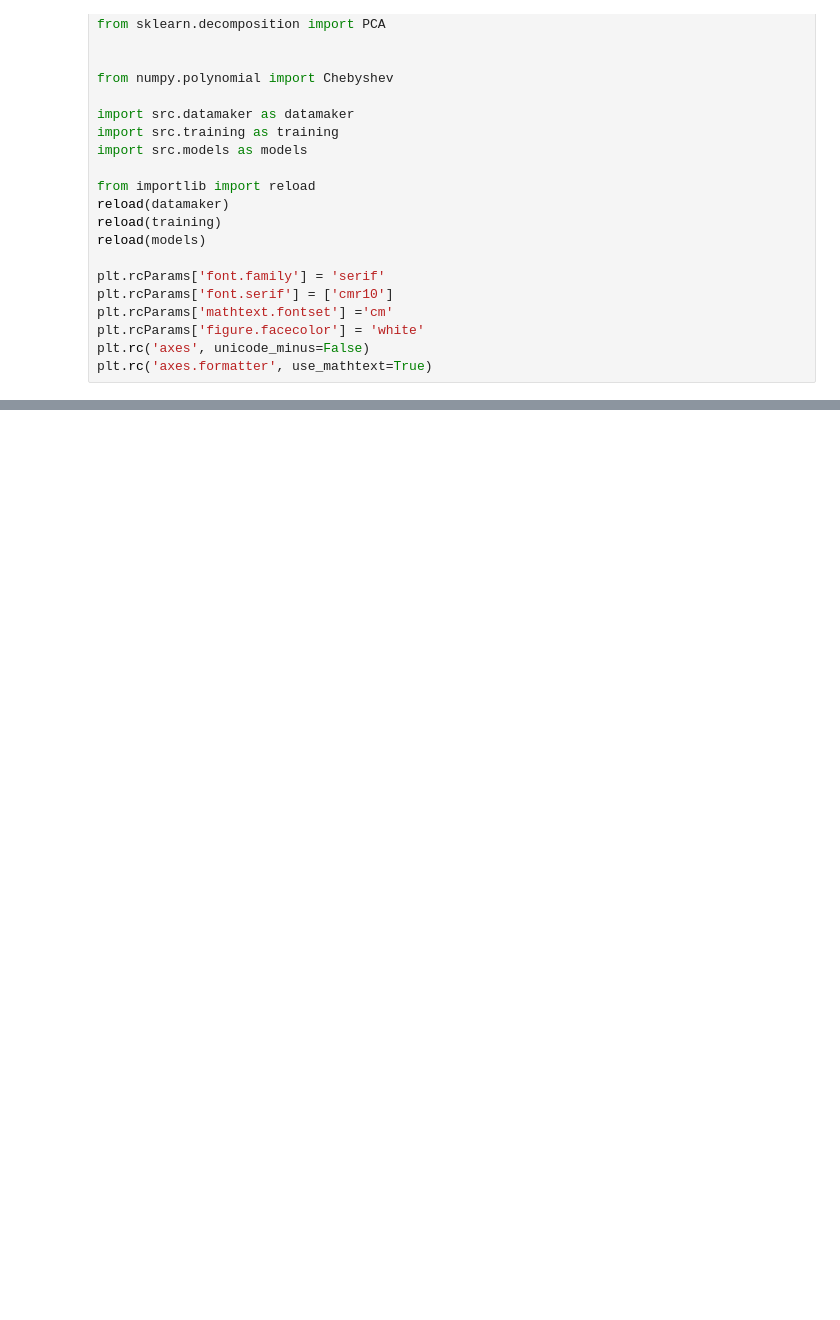
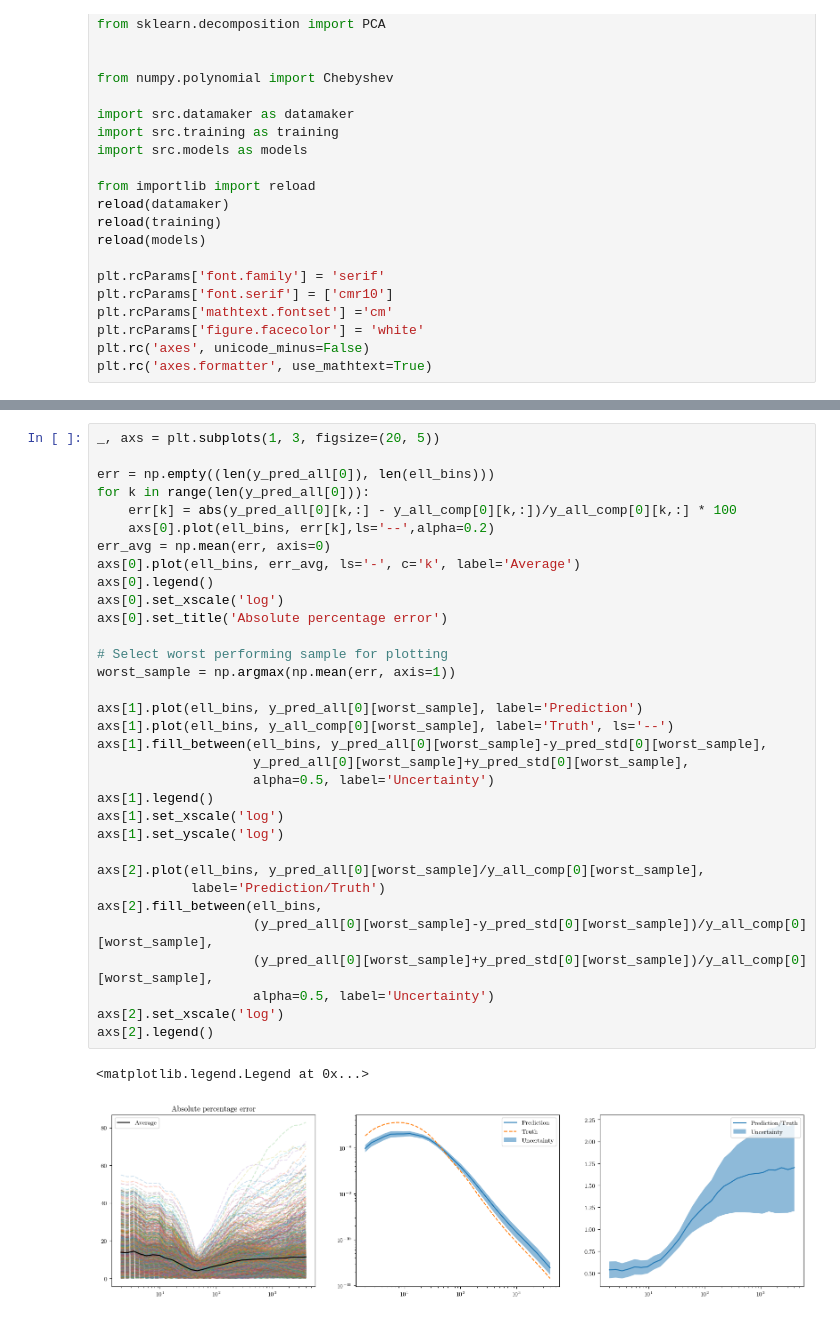
Before and after one commit to CMacM/CosyMAML, a Jupyter notebook: multisurvey_binned.ipynb, the cells around one changed output, grey strips where cells are left out. Saved outputs shown, nothing was run; the diff lists cells and outputs as text; blank space fills up the shorter version.

```diff
--- a/multisurvey_binned.ipynb
+++ b/multisurvey_binned.ipynb
@@ -100,0 +103,36 @@ loss_MAML_log = CosyMAML_log.meta_train(
+# %%
+_, axs = plt.subplots(1, 3, figsize=(20, 5))
+
+err = np.empty((len(y_pred_all[0]), len(ell_bins)))
+for k in range(len(y_pred_all[0])):
+    err[k] = abs(y_pred_all[0][k,:] - y_all_comp[0][k,:])/y_all_comp[0][k,:] * 100
+    axs[0].plot(ell_bins, err[k],ls='--',alpha=0.2)
+err_avg = np.mean(err, axis=0)
+axs[0].plot(ell_bins, err_avg, ls='-', c='k', label='Average')
+axs[0].legend()
+axs[0].set_xscale('log')
+axs[0].set_title('Absolute percentage error')
+
+# Select worst performing sample for plotting
+worst_sample = np.argmax(np.mean(err, axis=1))
+
+axs[1].plot(ell_bins, y_pred_all[0][worst_sample], label='Prediction')
+axs[1].plot(ell_bins, y_all_comp[0][worst_sample], label='Truth', ls='--')
+axs[1].fill_between(ell_bins, y_pred_all[0][worst_sample]-y_pred_std[0][worst_sample],
+                    y_pred_all[0][worst_sample]+y_pred_std[0][worst_sample],
+                    alpha=0.5, label='Uncertainty')
+axs[1].legend()
+axs[1].set_xscale('log')
+axs[1].set_yscale('log')
+
+axs[2].plot(ell_bins, y_pred_all[0][worst_sample]/y_all_comp[0][worst_sample],
+            label='Prediction/Truth')
+axs[2].fill_between(ell_bins,
+                    (y_pred_all[0][worst_sample]-y_pred_std[0][worst_sample])/y_all_comp[0][worst_sample],
+                    (y_pred_all[0][worst_sample]+y_pred_std[0][worst_sample])/y_all_comp[0][worst_sample],
+                    alpha=0.5, label='Uncertainty')
+axs[2].set_xscale('log')
+axs[2].legend()
+# %% [output]
+<matplotlib.legend.Legend at 0x...>
+[figure, added]
```
Also changed, not shown: parts of 3 cells of this notebook, 3 other files.
